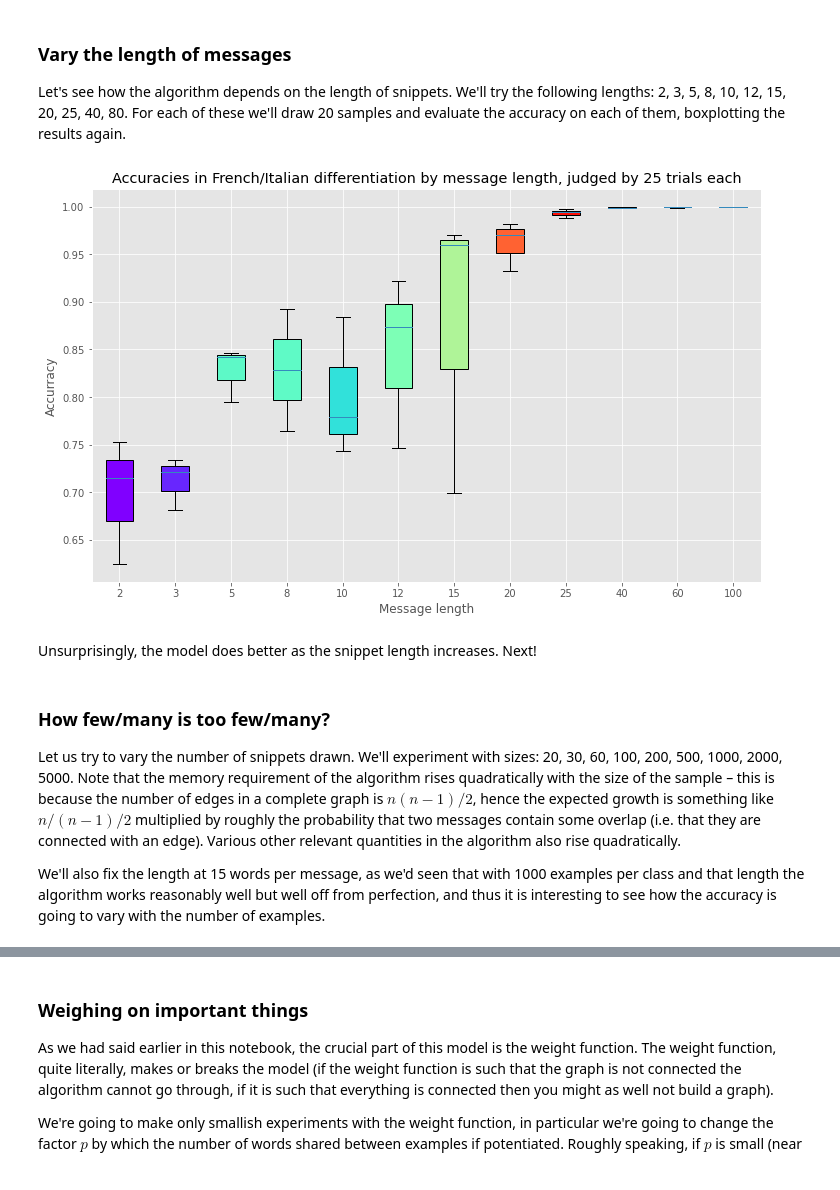
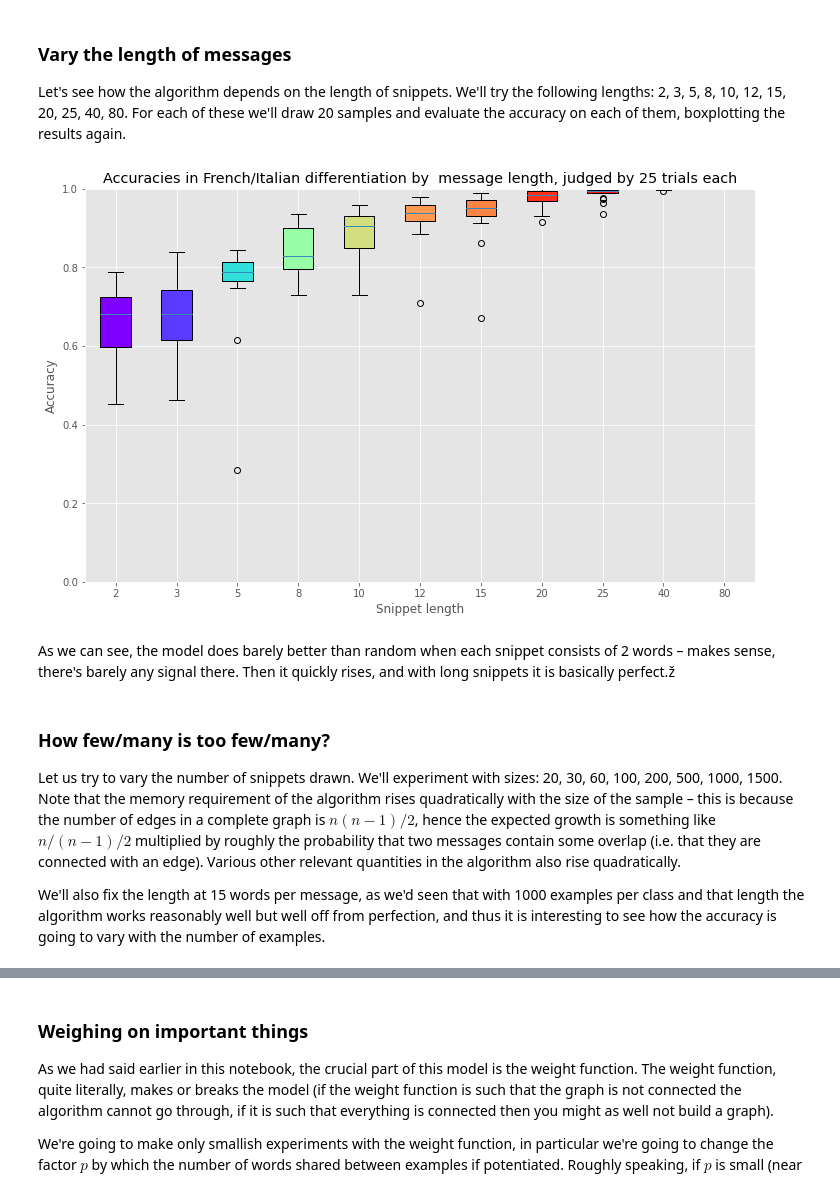
Before and after one commit to rovle/shortest-path-classification, a Jupyter notebook: demo/exploration.ipynb, the cells around one changed output, grey strips where cells are left out. Saved outputs shown, nothing was run; the diff lists cells and outputs as text; code cells hidden in the pictures.

```diff
--- a/demo/exploration.ipynb
+++ b/demo/exploration.ipynb
@@ -10,9 +10,9 @@ First, of course, we import all the relevant libaries and set some auxiliary set
 from tqdm.notebook import tqdm
 
 from statistics import mean
-from itertools import combinations, product
+from itertools import combinations
 from collections import defaultdict
-from random import seed, uniform
+from random import seed
 
 from shpaclass.model import ShortestPathModel
 
@@ -22,8 +22,8 @@ import matplotlib.pyplot as plt
 import matplotlib.cm as cm
 
 plt.style.use('ggplot')
-
 seed(42)
+NUMBER_OF_DRAWS = 25
 # %% [markdown]
 ## Differentiating between English and French
 
@@ -87,11 +86,11 @@ for language_anchor, language_other in tqdm(combinations(language_dict.keys(),
                                             ):
     if language_anchor == language_other:
         continue
-    for _ in range(3):
-        anchor = sample_dataset(n=1000,
+    for _ in range(NUMBER_OF_DRAWS):
+        anchor = sample_dataset(n=500,
                         length=10,
                         language=language_anchor)
-        other = sample_dataset(n=1000,
+        other = sample_dataset(n=500,
                         length=10,
                         language=language_other)
         model = ShortestPathModel(weight_fn=weights)
@@ -131,0 +134,18 @@ plt.show()
+# %%
+fig, ax = plt.subplots(figsize=(12, 7))
+fig.subplots_adjust(bottom=0.1)
+
+bplot = ax.boxplot(accuracies.values(), labels=labels, patch_artist=True)
+
+
+cmap = cm.ScalarMappable(cmap='rainbow')
+data_mean = [mean(x) for x in accuracies.values()]
+for patch, color in zip(bplot['boxes'], cmap.to_rgba(data_mean)):
+    patch.set_facecolor(color)
+
+ax.set_title("Accuracies in various language pairs, "
+                f"judged by {NUMBER_OF_DRAWS} trials each")
+ax.set_xlabel('Language pairs')
+ax.set_ylabel('Accuracy')
+
+plt.show()
@@ -194,13 +211,12 @@ Let's see how the algorithm depends on the length of snippets. We'll try the fol
 lengths = [2, 3, 5, 8, 10, 12,
             15, 20, 25, 40, 80]
 
-num_of_draws = 3
 accuracies = defaultdict(list)
 
 for length in tqdm(lengths):
-    for _ in range(num_of_draws):
-        french = sample_dataset(n=1000, length=length, language='fr')
-        italian = sample_dataset(n=1000, length=length, language='it')
+    for _ in range(NUMBER_OF_DRAWS):
+        french = sample_dataset(n=500, length=length, language='fr')
+        italian = sample_dataset(n=500, length=length, language='it')
 
         model = ShortestPathModel(weights)
 
@@ -211,31 +227,31 @@ for length in tqdm(lengths):
 # %%
 fig, ax = plt.subplots(figsize=(12, 7))
 fig.subplots_adjust(bottom=0.1)
 
 bplot = ax.boxplot(accuracies.values(), labels=accuracies.keys(),
                     patch_artist=True)
 
 
 cmap = cm.ScalarMappable(cmap='rainbow')
 data_mean = [mean(x) for x in accuracies.values()]
 for patch, color in zip(bplot['boxes'], cmap.to_rgba(data_mean)):
     patch.set_facecolor(color)
 
-ax.set_title("Accuracies in French/Italian differentiation by"
-                " message length, judged by 20 trials each")
+ax.set_title("Accuracies in French/Italian differentiation by "
+                f" message length, judged by {NUMBER_OF_DRAWS} trials each")
 ax.set_xlabel('Snippet length')
-ax.set_ylabel('Accurracy')
+ax.set_ylabel('Accuracy')
 ax.set_ylim([0,1])
 
 plt.show()
 # %% [output]
-[figure, old version]
+[figure, new version]
-# %% [markdown]
-Unsurprisingly, the model does better as the snippet length increases. Next!
+# %% [markdown]
+As we can see, the model does barely better than random when each snippet consists of 2 words – makes sense, there's barely any signal there. Then it quickly rises, and with long snippets it is basically perfect.ž
 # %% [markdown]
 ### How few/many is too few/many?
 
-Let us try to vary the number of snippets drawn. We'll experiment with sizes: 20, 30, 60, 100, 200, 500, 1000, 2000, 5000. Note that the memory requirement of the algorithm rises quadratically with the size of the sample – this is because the number of edges in a complete graph is $n(n-1)/2$, hence the expected growth is something like $n/(n-1)/2$ multiplied by roughly the probability that two messages contain some overlap (i.e. that they are connected with an edge). Various other relevant quantities in the algorithm also rise quadratically.
+Let us try to vary the number of snippets drawn. We'll experiment with sizes: 20, 30, 60, 100, 200, 500, 1000, 1500. Note that the memory requirement of the algorithm rises quadratically with the size of the sample – this is because the number of edges in a complete graph is $n(n-1)/2$, hence the expected growth is something like $n/(n-1)/2$ multiplied by roughly the probability that two messages contain some overlap (i.e. that they are connected with an edge). Various other relevant quantities in the algorithm also rise quadratically.
 
 We'll also fix the length at 15 words per message, as we'd seen that with 1000 examples per class and that length the algorithm works reasonably well but well off from perfection, and thus it is interesting to see how the accuracy is going to vary with the number of examples.
 # %%
```
Also changed, not shown: parts of 14 cells of this notebook, 7 other files.
